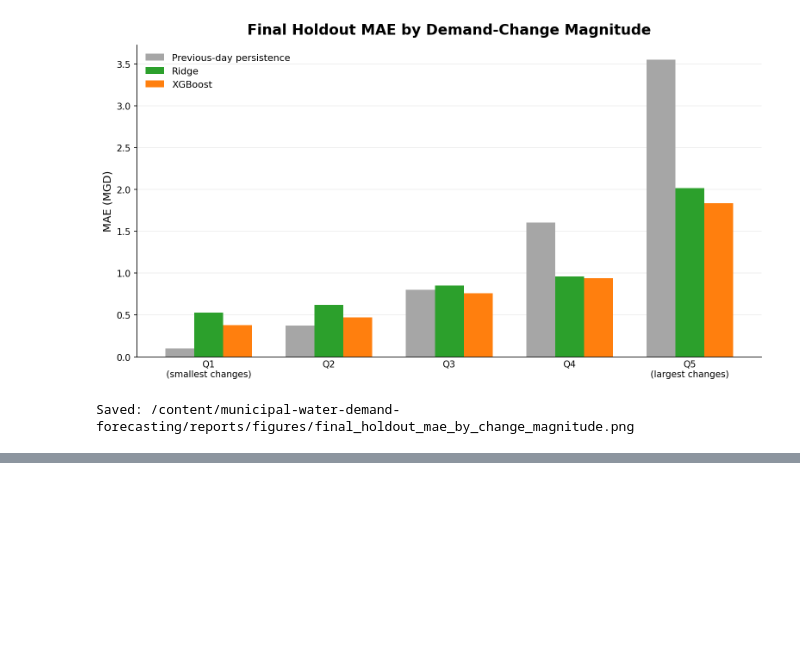
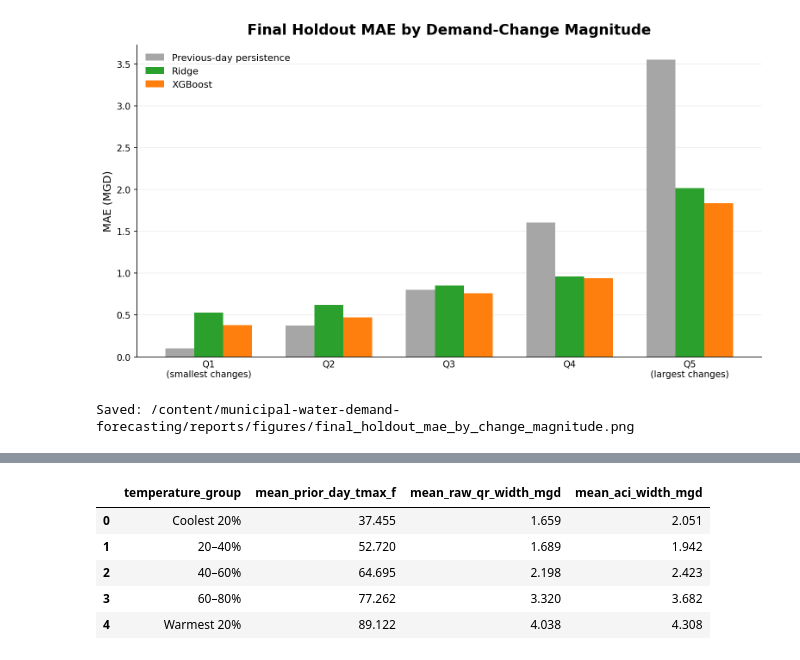
Before and after one commit to fureyc/municipal-water-demand-forecasting, a Jupyter notebook: notebooks/03_readme_visualizations.ipynb, the cells around one changed output, grey strips where cells are left out. Cells and saved outputs as stored; diff of their text form; code cells hidden in the pictures; blank space fills up the shorter version.

```diff
--- a/notebooks/03_readme_visualizations.ipynb
+++ b/notebooks/03_readme_visualizations.ipynb
@@ -1091,0 +1101,48 @@ Saved: /content/municipal-water-demand-forecasting/reports/figures/final_holdout
+# %%
+temperature_path = (
+    REPO_ROOT
+    / "reports"
+    / "probabilistic"
+    / "interpretation"
+    / "uncertainty_by_temperature.csv"
+)
+
+temperature_summary = pd.read_csv(
+    temperature_path
+)
+
+required_columns = {
+    "temperature_group",
+    "mean_prior_day_tmax_f",
+    "mean_raw_qr_width_mgd",
+    "mean_aci_width_mgd",
+}
+
+missing = (
+    required_columns
+    - set(temperature_summary.columns)
+)
+
+if missing:
+    raise ValueError(
+        "Temperature summary is missing columns: "
+        f"{sorted(missing)}"
+    )
+
+display(
+    temperature_summary[
+        [
+            "temperature_group",
+            "mean_prior_day_tmax_f",
+            "mean_raw_qr_width_mgd",
+            "mean_aci_width_mgd",
+        ]
+    ].round(3)
+)
+# %% [output]
+|  | temperature_group | mean_prior_day_tmax_f | mean_raw_qr_width_mgd | mean_aci_width_mgd |
+| 0 | Coolest 20% | 37.455 | 1.659 | 2.051 |
+| 1 | 20–40% | 52.720 | 1.689 | 1.942 |
+| 2 | 40–60% | 64.695 | 2.198 | 2.423 |
+| 3 | 60–80% | 77.262 | 3.320 | 3.682 |
+| 4 | Warmest 20% | 89.122 | 4.038 | 4.308 |
```
Also changed, not shown: parts of 3 cells of this notebook.
